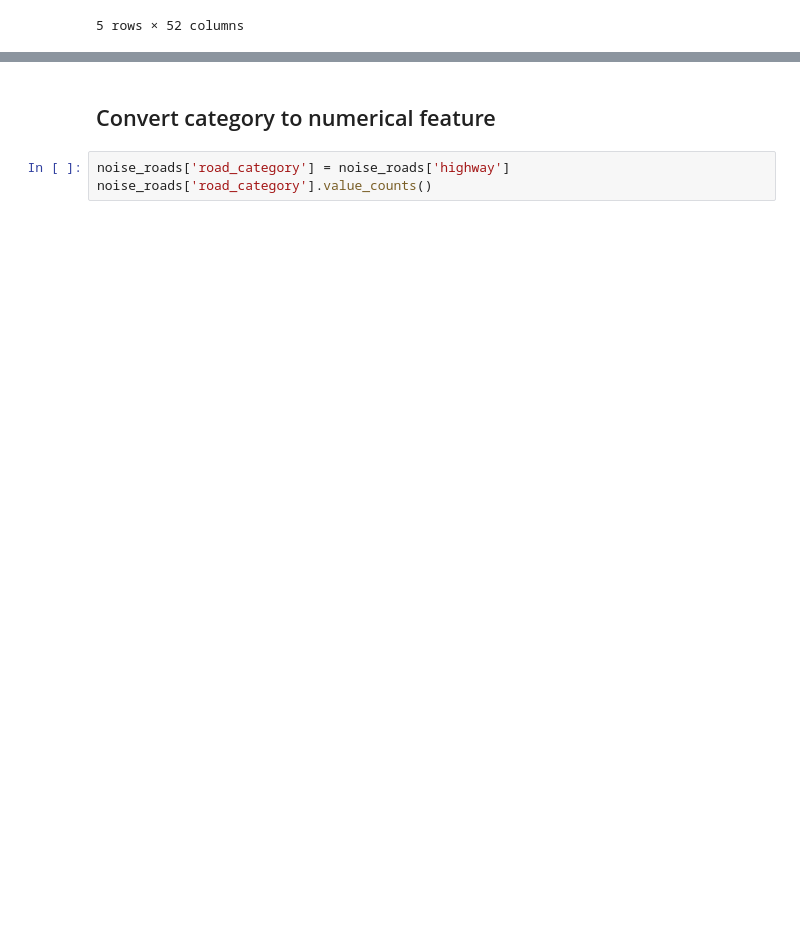
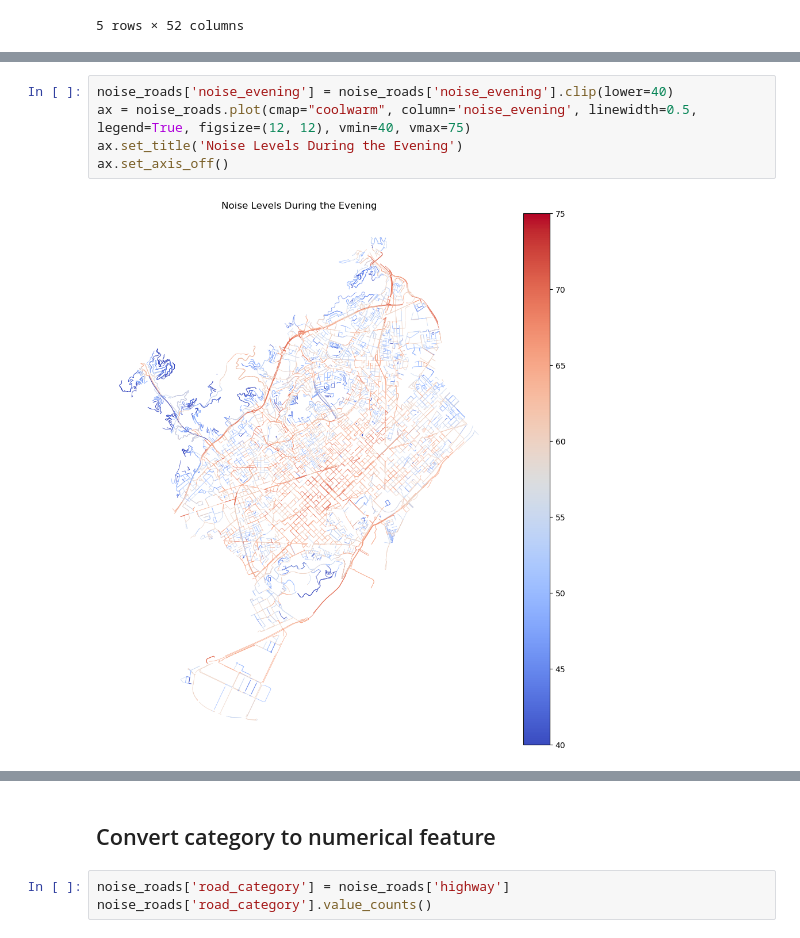
Before and after one commit to AndreaCutroni/ML-Noise-Prediction, a Jupyter notebook: notebooks/_elena/OSM_roads_copy.ipynb, the cells around one changed output, grey strips where cells are left out. Cells and saved outputs as stored; diff of their text form; blank space fills up the shorter version.

```diff
--- a/notebooks/_elena/OSM_roads_copy.ipynb
+++ b/notebooks/_elena/OSM_roads_copy.ipynb
@@ -151,0 +159,7 @@ noise_roads.head()
+# %%
+noise_roads['noise_evening'] = noise_roads['noise_evening'].clip(lower=40)
+ax = noise_roads.plot(cmap="coolwarm", column='noise_evening', linewidth=0.5, legend=True, figsize=(12, 12), vmin=40, vmax=75)
+ax.set_title('Noise Levels During the Evening')
+ax.set_axis_off()
+# %% [output]
+[figure, added]
```
Also changed, not shown: parts of 10 cells of this notebook, 2 other files.
